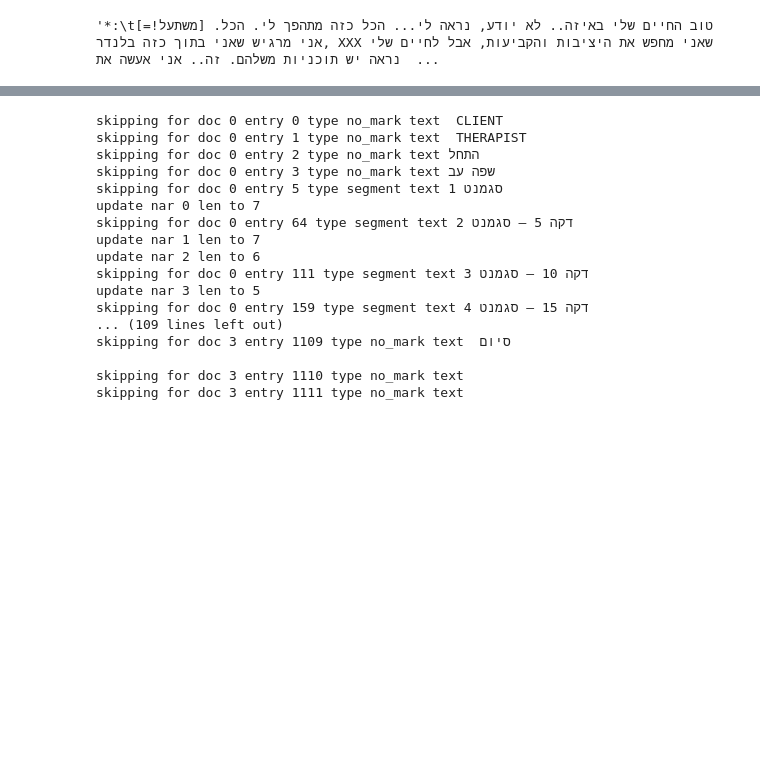
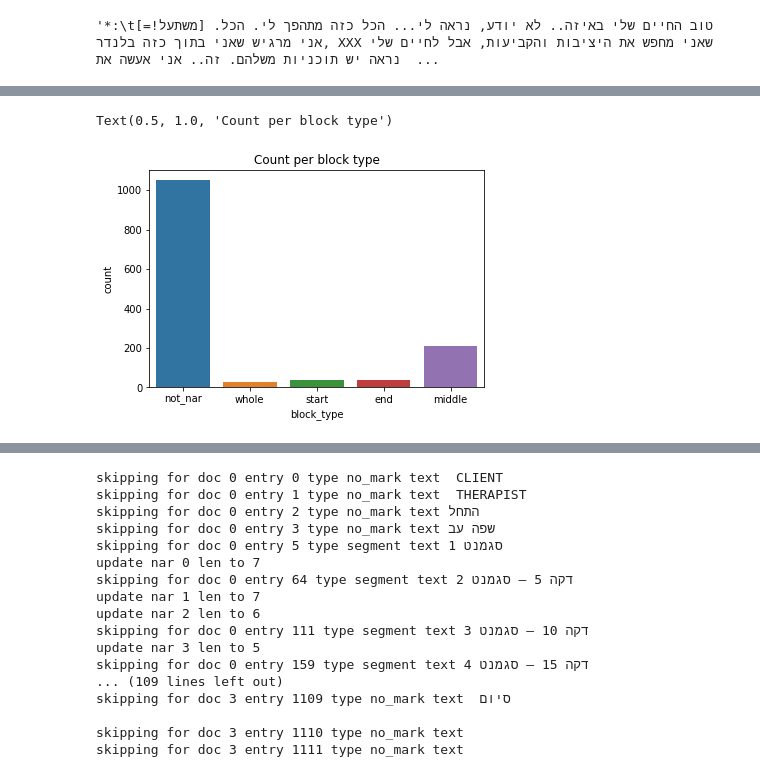
Before and after one commit to Sofy34/personal_strudy, a Jupyter notebook: thesis/01_initial_file.ipynb, the cells around one changed output, grey strips where cells are left out. Drawn from its saved outputs; the diff is of its cells as text; code cells hidden in the pictures; blank space fills up the shorter version.

```diff
--- a/thesis/01_initial_file.ipynb
+++ b/thesis/01_initial_file.ipynb
@@ -103,0 +143,5 @@ doc_utils.plane_par_db.loc[9,'text']
+# %%
+sns.countplot(x='block_type',data=doc_utils.block_db).set_title("Count per block type")
+# %% [output]
+Text(0.5, 1.0, 'Count per block type')
+[figure, added]
```
Also changed, not shown: parts of 9 cells of this notebook, 1 other file.
